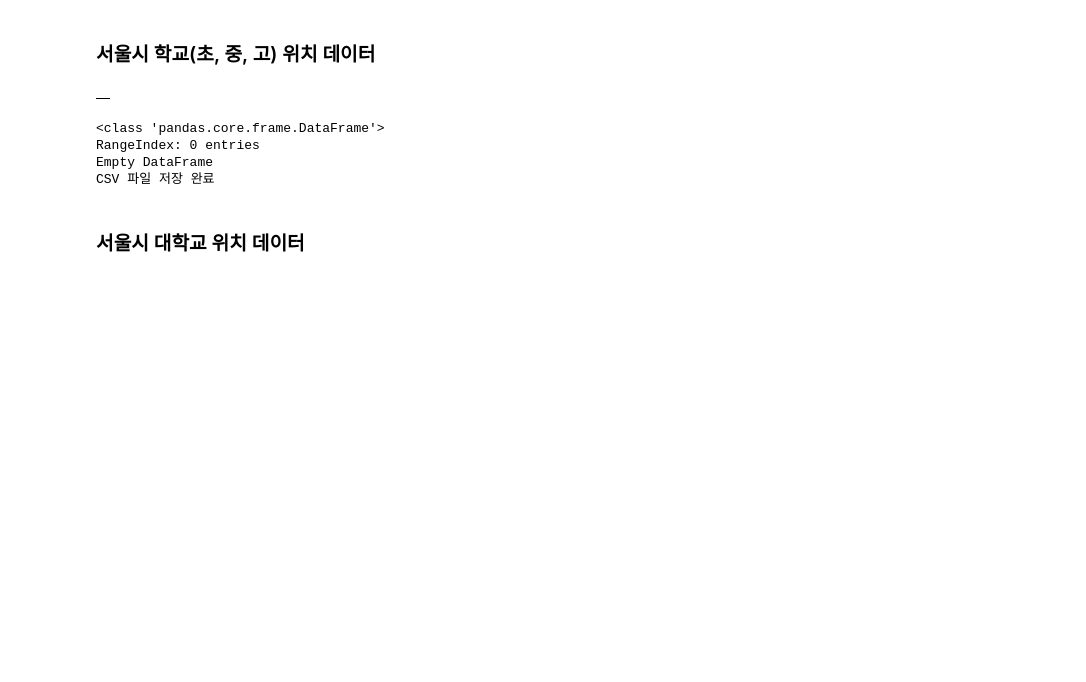
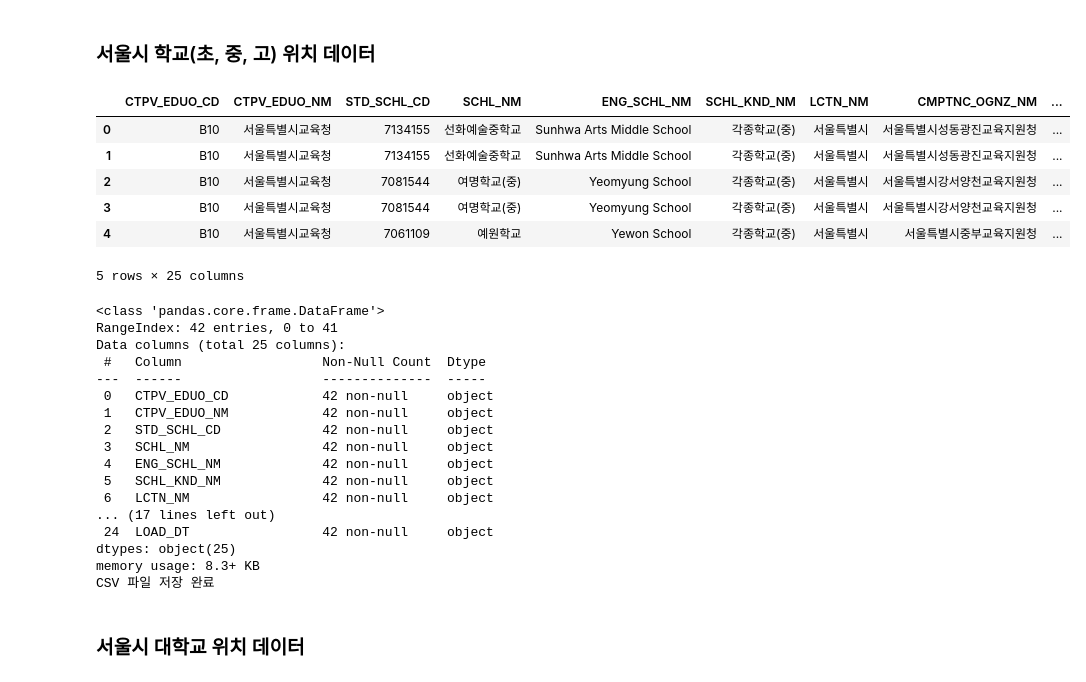
Before and after one commit to syeonris72/seoul-bicycle-analysis, a Jupyter notebook: sub/notebooks/seoul_bike.ipynb, the cells around one changed output. Saved outputs shown, nothing was run; the diff lists cells and outputs as text; code cells hidden in the pictures; blank space fills up the shorter version.

```diff
--- a/sub/notebooks/seoul_bike.ipynb
+++ b/sub/notebooks/seoul_bike.ipynb
@@ -929,7 +929,7 @@ end = 1000
 list_total_count = None
 
 while True:
-    url = f'http://openAPI.seoul.go.kr:8088/{api_key}/xml/schoolInfo/{start}/{end}/'
+    url = f'http://openAPI.seoul.go.kr:8088/{api_key}/xml/neisSchoolInfoIs/{start}/{end}/'
     response = requests.get(url, timeout=10)
     root = ET.fromstring(response.text)
 
@@ -941,38 +941,57 @@ while True:
         count_element = root.find('.//list_total_count')
         list_total_count = count_element.text if count_element is not None else '알 수 없음'
 
     rows = root.findall('.//row')
     if not rows:
         break
 
     for row in rows:
         row_dict = {child.tag: child.text for child in row}
         seoul_school_info_school_rows.append(row_dict)
 
     start += 1000
     end += 1000
 
 seoul_school_info_df = pd.DataFrame(seoul_school_info_school_rows)
 
 display(seoul_school_info_df.head())
 seoul_school_info_df.info()
 
 DATA_PATH = BASE + 'seoul_school_info.csv'
 os.makedirs(os.path.dirname(DATA_PATH), exist_ok=True)
 seoul_school_info_df.to_csv(DATA_PATH, index=False, encoding='utf-8-sig')
 print("CSV 파일 저장 완료")
 
 seoul_school_info_columns = {
     "SCHUL_NM": "학교명", "SCHUL_KND_SC_NM": "학교종류", "ADRES": "주소",
     "HMPG_ADRES": "홈페이지", "ORG_TELNO": "전화번호",
     "LGDNG_WGS84_LAT": "위도", "LGDNG_WGS84_LOT": "경도"
 }
 # %% [output]
-|  |
+|  | CTPV_EDUO_CD | CTPV_EDUO_NM | STD_SCHL_CD | SCHL_NM | ENG_SCHL_NM | SCHL_KND_NM | LCTN_NM | CMPTNC_OGNZ_NM | ... |
+| 0 | B10 | 서울특별시교육청 | 7134155 | 선화예술중학교 | Sunhwa Arts Middle School | 각종학교(중) | 서울특별시 | 서울특별시성동광진교육지원청 | ... |
+| 1 | B10 | 서울특별시교육청 | 7134155 | 선화예술중학교 | Sunhwa Arts Middle School | 각종학교(중) | 서울특별시 | 서울특별시성동광진교육지원청 | ... |
+| 2 | B10 | 서울특별시교육청 | 7081544 | 여명학교(중) | Yeomyung School | 각종학교(중) | 서울특별시 | 서울특별시강서양천교육지원청 | ... |
+| 3 | B10 | 서울특별시교육청 | 7081544 | 여명학교(중) | Yeomyung School | 각종학교(중) | 서울특별시 | 서울특별시강서양천교육지원청 | ... |
+| 4 | B10 | 서울특별시교육청 | 7061109 | 예원학교 | Yewon School | 각종학교(중) | 서울특별시 | 서울특별시중부교육지원청 | ... |
-<class 'pandas.core.frame.DataFrame'>
-RangeIndex: 0 entries
-Empty DataFrame
-CSV 파일 저장 완료
+5 rows × 25 columns
+<class 'pandas.core.frame.DataFrame'>
+RangeIndex: 42 entries, 0 to 41
+Data columns (total 25 columns):
+ #   Column                  Non-Null Count  Dtype
+---  ------                  --------------  -----
+ 0   CTPV_EDUO_CD            42 non-null     object
+ 1   CTPV_EDUO_NM            42 non-null     object
+ 2   STD_SCHL_CD             42 non-null     object
+ 3   SCHL_NM                 42 non-null     object
+ 4   ENG_SCHL_NM             42 non-null     object
+ 5   SCHL_KND_NM             42 non-null     object
+ 6   LCTN_NM                 42 non-null     object
+... (17 lines left out)
+ 24  LOAD_DT                 42 non-null     object
+dtypes: object(25)
+memory usage: 8.3+ KB
+CSV 파일 저장 완료
 # %% [markdown]
 ### 서울시 대학교 위치 데이터
 # %%
```
Also changed, not shown: parts of 1 cell of this notebook.
